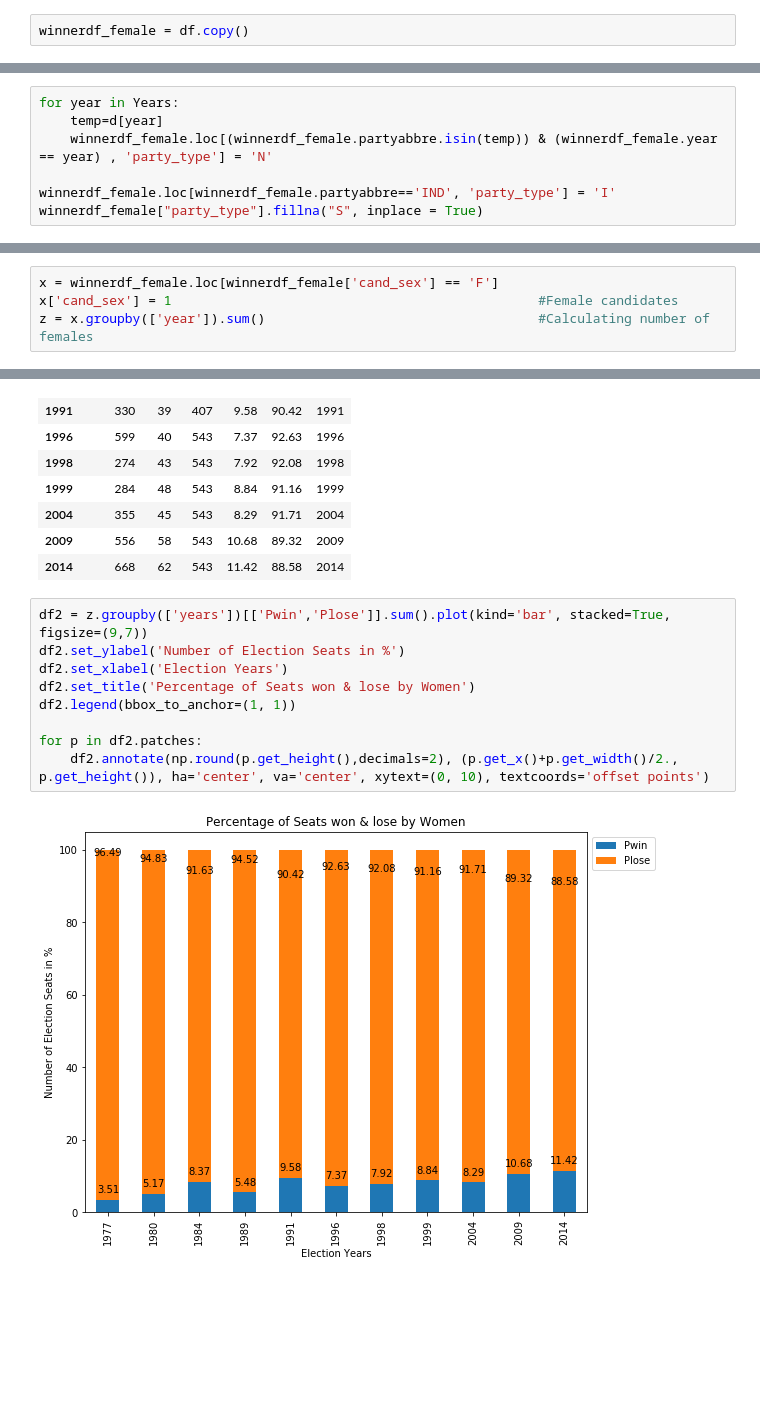
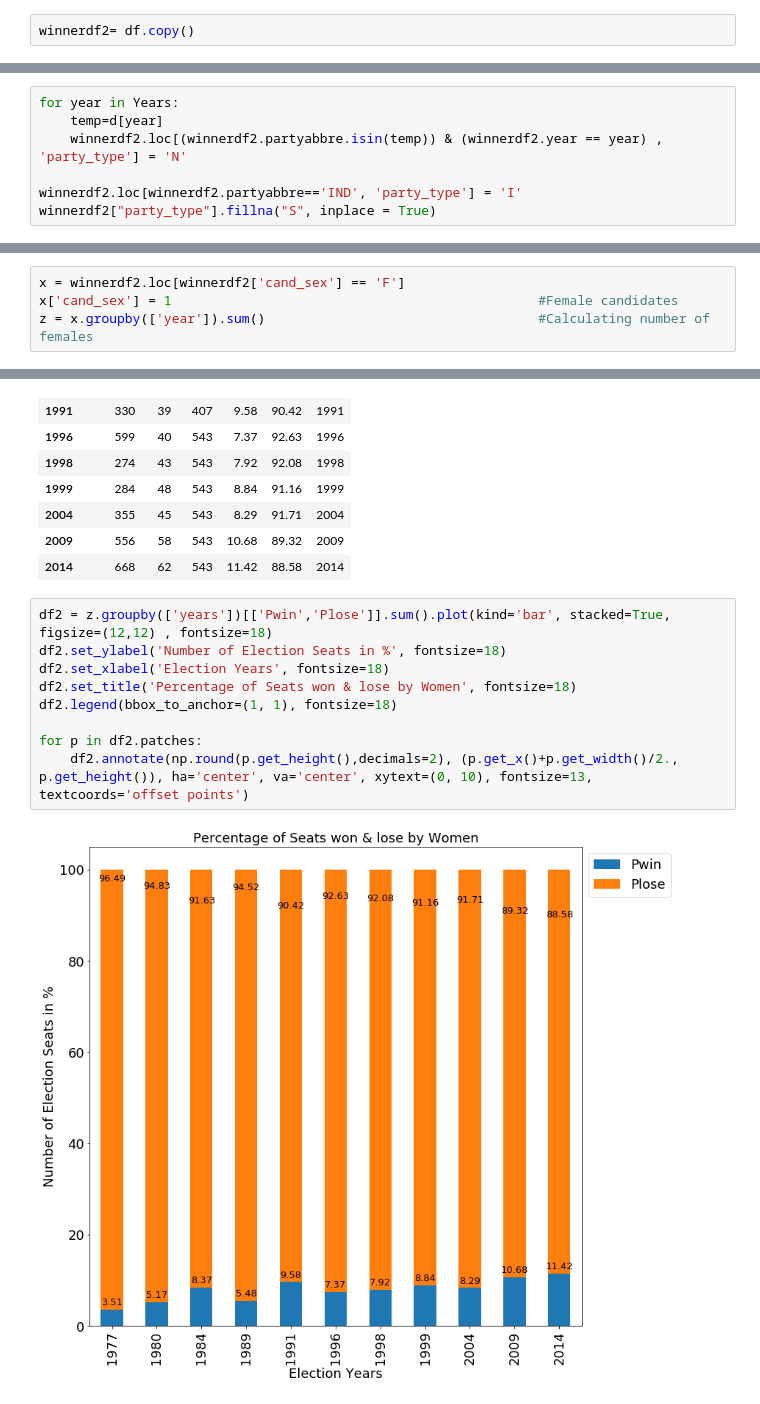
Before and after one commit to manjuXD/css, a Jupyter notebook: FinalCss.ipynb, the cells around one changed output, grey strips where cells are left out. Drawn from its saved outputs; the diff is of its cells as text; blank space fills up the shorter version.

```diff
--- a/FinalCss.ipynb
+++ b/FinalCss.ipynb
@@ -41,7 +41,7 @@ Years
 # %% [output]
 [1977, 1980, 1984, 1989, 1991, 1996, 1998, 1999, 2004, 2009, 2014]
 # %%
-winnerdf_female = df.copy()
+winnerdf2= df.copy()
 # %%
 national_party_df = pd.read_excel('List of Political Parties Participated 2014.xlsx')
 national_party_df = national_party_df.fillna(0)
@@ -72,8 +72,8 @@ d  # Dictonary containing National Parties in a particular year
 # %%
 for year in Years:
     temp=d[year]
-    winnerdf_female.loc[(winnerdf_female.partyabbre.isin(temp)) & (winnerdf_female.year == year) , 'party_type'] = 'N'
+    winnerdf2.loc[(winnerdf2.partyabbre.isin(temp)) & (winnerdf2.year == year) , 'party_type'] = 'N'
 
-winnerdf_female.loc[winnerdf_female.partyabbre=='IND', 'party_type'] = 'I'
-winnerdf_female["party_type"].fillna("S", inplace = True)
+winnerdf2.loc[winnerdf2.partyabbre=='IND', 'party_type'] = 'I'
+winnerdf2["party_type"].fillna("S", inplace = True)
 # %%
@@ -185,7 +185,7 @@ plt.show()
 # %% [markdown]
 # Performance of Women in Election Seats
 # %%
-x = winnerdf_female.loc[winnerdf_female['cand_sex'] == 'F']
+x = winnerdf2.loc[winnerdf2['cand_sex'] == 'F']
 x['cand_sex'] = 1                                               #Female candidates
 z = x.groupby(['year']).sum()                                   #Calculating number of females
 # %% [output]
@@ -228,13 +215,13 @@ z
 | 2009 | 556 | 58 | 543 | 10.68 | 89.32 | 2009 |
 | 2014 | 668 | 62 | 543 | 11.42 | 88.58 | 2014 |
 # %%
-df2 = z.groupby(['years'])[['Pwin','Plose']].sum().plot(kind='bar', stacked=True, figsize=(9,7))
-df2.set_ylabel('Number of Election Seats in %')
-df2.set_xlabel('Election Years')
-df2.set_title('Percentage of Seats won & lose by Women')
-df2.legend(bbox_to_anchor=(1, 1))
+df2 = z.groupby(['years'])[['Pwin','Plose']].sum().plot(kind='bar', stacked=True, figsize=(12,12) , fontsize=18)
+df2.set_ylabel('Number of Election Seats in %', fontsize=18)
+df2.set_xlabel('Election Years', fontsize=18)
+df2.set_title('Percentage of Seats won & lose by Women', fontsize=18)
+df2.legend(bbox_to_anchor=(1, 1), fontsize=18)
 
 for p in df2.patches:
-    df2.annotate(np.round(p.get_height(),decimals=2), (p.get_x()+p.get_width()/2., p.get_height()), ha='center', va='center', xytext=(0, 10), textcoords='offset points')
+    df2.annotate(np.round(p.get_height(),decimals=2), (p.get_x()+p.get_width()/2., p.get_height()), ha='center', va='center', xytext=(0, 10), fontsize=13, textcoords='offset points')
 # %% [output]
-[figure, old version]
+[figure, new version]
```
Also changed, not shown: parts of 4 cells of this notebook.
